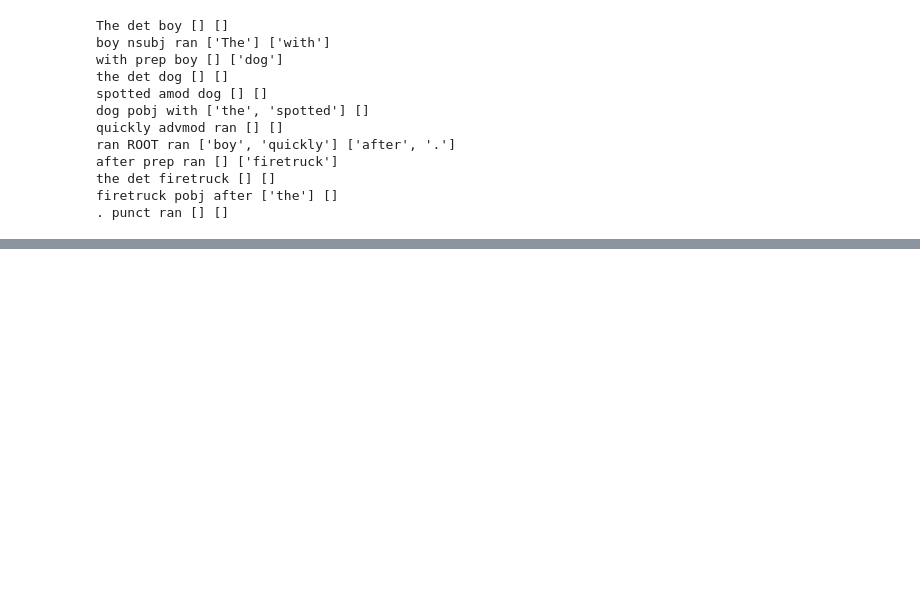
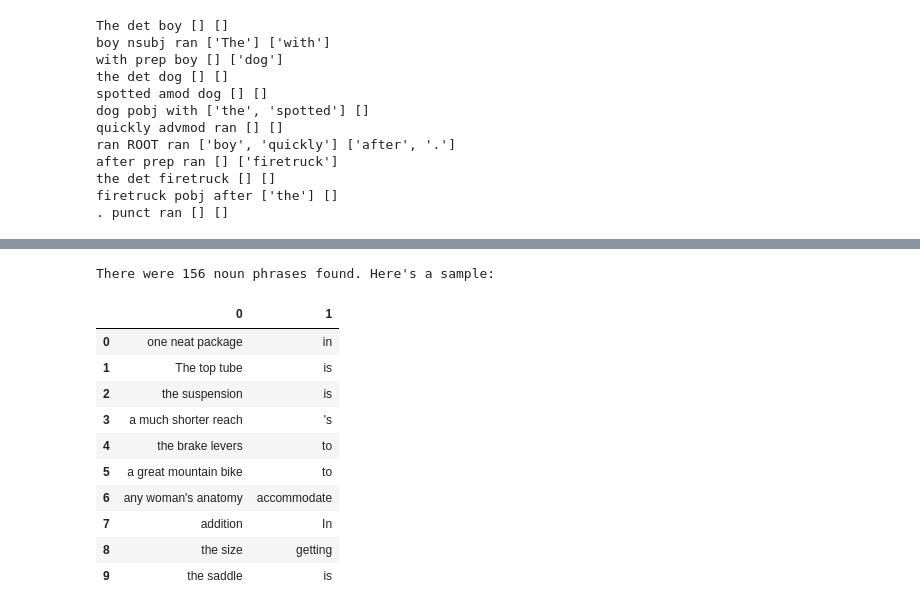
Before and after one commit to fareklazhar/NLPtest, a Jupyter notebook: MAR - test setting up spacy.ipynb, the cells around one changed output, grey strips where cells are left out. Saved outputs shown, nothing was run; the diff lists cells and outputs as text; code cells hidden in the pictures; blank space fills up the shorter version.

```diff
--- a/MAR - test setting up spacy.ipynb
+++ b/MAR - test setting up spacy.ipynb
@@ -131,19 +113,3 @@ knack NOUN
 to ADP
 flying NOUN
 . PUNCT
-# %%
-groucho_grammar = nltk.CFG.fromstring("""
-... S -> NP VP
-... PP -> P NP
-... NP -> Det N | Det N PP | 'I'
-... VP -> V NP | VP PP
-... Det -> 'an' | 'my'
-... N -> 'elephant' | 'pajamas'
-... V -> 'shot'
-... P -> 'in'
-... """)
-
-sent = ['I', 'shot', 'an', 'elephant', 'in', 'my', 'pajamas']
-parser = nltk.ChartParser(groucho_grammar)
-for tree in parser.parse(sent):
-    print(tree)
@@ -201,0 +213,2 @@ for tree in rd_parser.parse(sent):
+# %%
+doc = parser(review)
@@ -201,0 +227,17 @@ for tree in rd_parser.parse(sent):
+# %%
+nounphrases = [[np.orth_, np.root.head.orth_] for np in doc.noun_chunks]
+print("There were {} noun phrases found. Here's a sample:".format(len(nounphrases)))
+pd.DataFrame(nounphrases[8:18])
+# %% [output]
+There were 156 noun phrases found. Here's a sample:
+|  | 0 | 1 |
+| 0 | one neat package | in |
+| 1 | The top tube | is |
+| 2 | the suspension | is |
+| 3 | a much shorter reach | 's |
+| 4 | the brake levers | to |
+| 5 | a great mountain bike | to |
+| 6 | any woman's anatomy | accommodate |
+| 7 | addition | In |
+| 8 | the size | getting |
+| 9 | the saddle | is |
```
Also changed, not shown: parts of 18 cells of this notebook, 2 other files.
